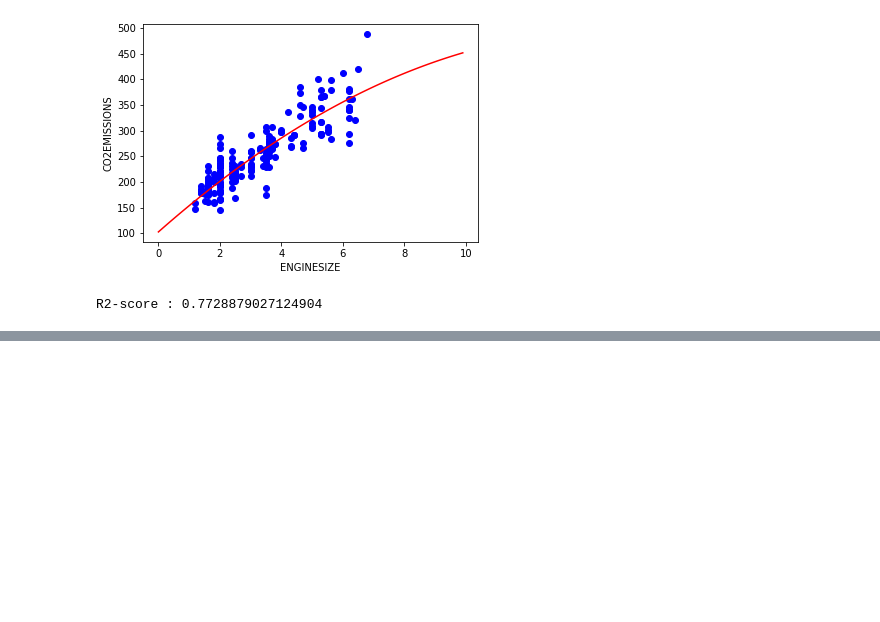
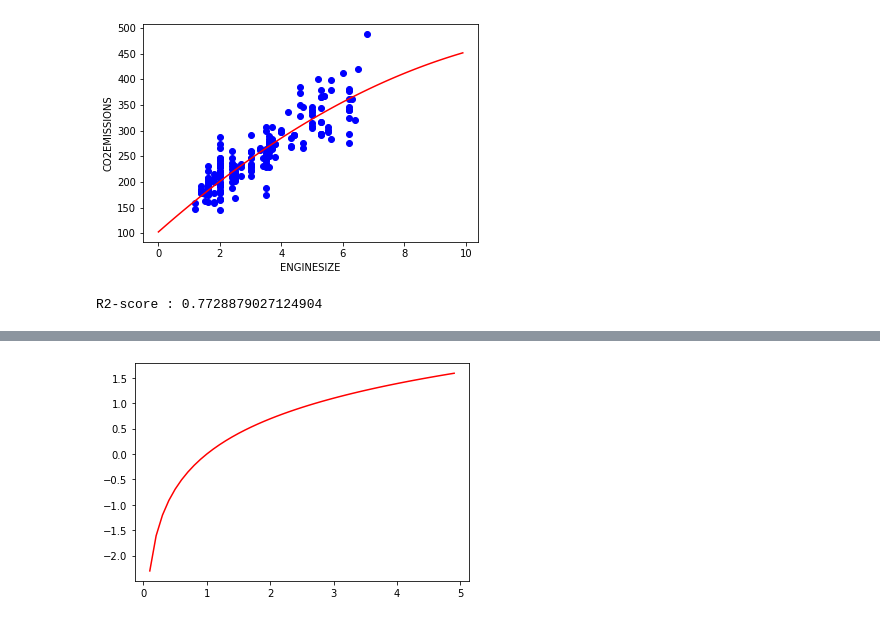
Before and after one commit to yasinrezaei/ML-Python, a Jupyter notebook: Regression/non_linear_regression.ipynb, the cells around one changed output, grey strips where cells are left out. Saved outputs shown, nothing was run; the diff lists cells and outputs as text; code cells hidden in the pictures; blank space fills up the shorter version.

```diff
--- a/Regression/non_linear_regression.ipynb
+++ b/Regression/non_linear_regression.ipynb
@@ -71,0 +91,8 @@ R2-score : 0.7728879027124904
+# %%
+x = np.arange(-5.0, 5.0, 0.1)
+y = np.log(x)
+
+plt.plot(x,y,'r')
+plt.show()
+# %% [output]
+[figure, added]
```
Also changed, not shown: parts of 13 cells of this notebook, 1 other file.
